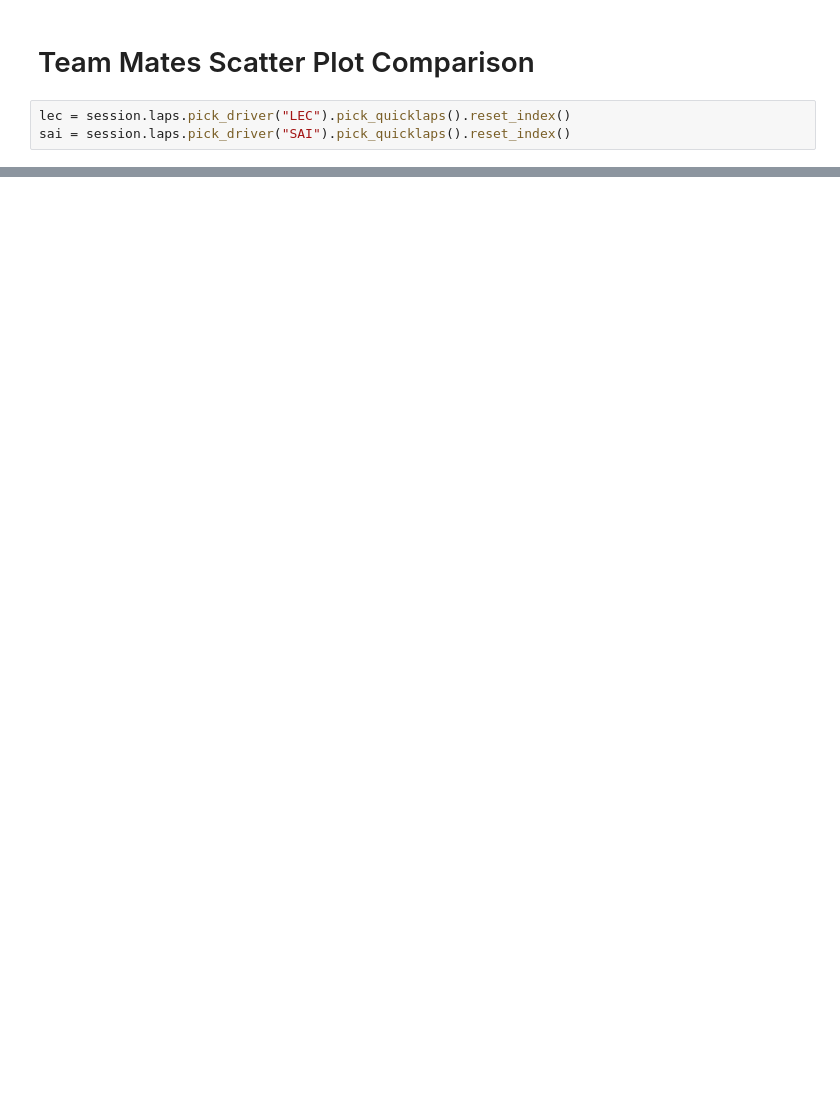
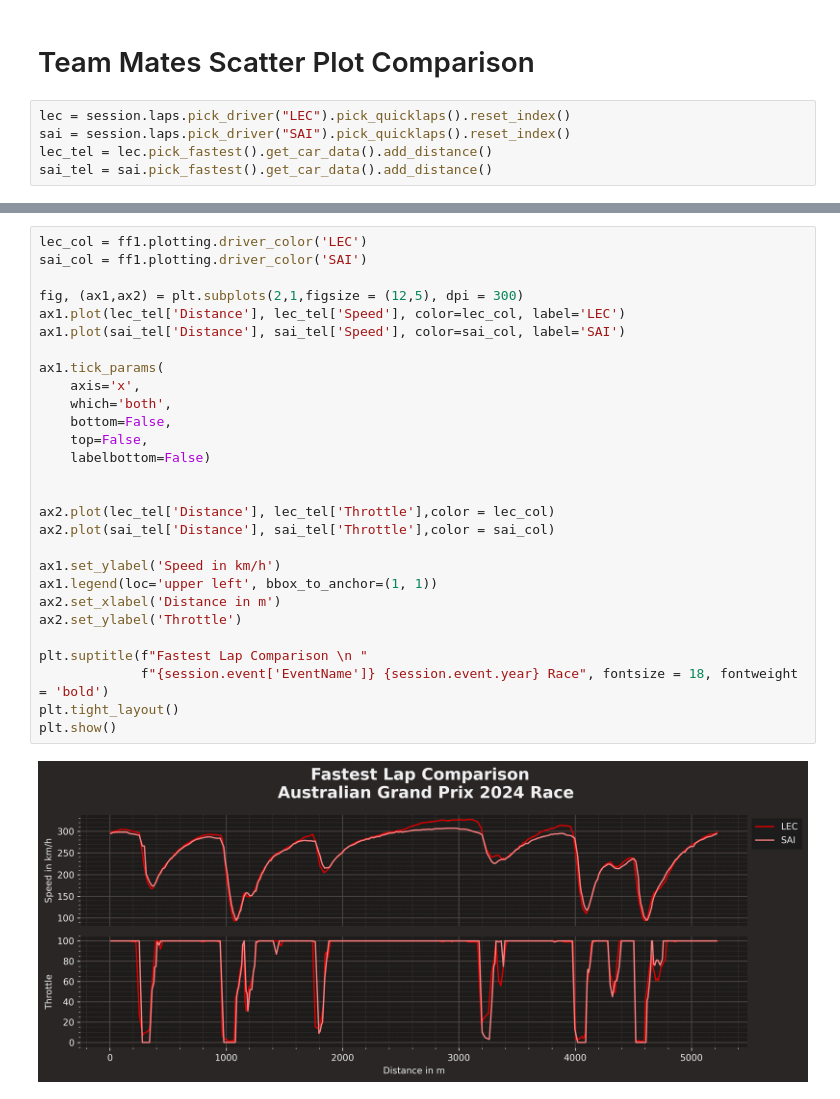
Before and after one commit to visciric/Projects, a Jupyter notebook: F1 Data Analysis/season_2024/03_Melbourne/Race.ipynb, the cells around one changed output, grey strips where cells are left out. Cells and saved outputs as stored; diff of their text form; blank space fills up the shorter version.

```diff
--- a/F1 Data Analysis/season_2024/03_Melbourne/Race.ipynb
+++ b/F1 Data Analysis/season_2024/03_Melbourne/Race.ipynb
@@ -212,4 +215,6 @@ ValueError: cannot convert float NaN to integer
 # %%
 lec = session.laps.pick_driver("LEC").pick_quicklaps().reset_index()
 sai = session.laps.pick_driver("SAI").pick_quicklaps().reset_index()
+lec_tel = lec.pick_fastest().get_car_data().add_distance()
+sai_tel = sai.pick_fastest().get_car_data().add_distance()
 # %%
@@ -299,0 +321,30 @@ plt.show()
+# %%
+lec_col = ff1.plotting.driver_color('LEC')
+sai_col = ff1.plotting.driver_color('SAI')
+
+fig, (ax1,ax2) = plt.subplots(2,1,figsize = (12,5), dpi = 300)
+ax1.plot(lec_tel['Distance'], lec_tel['Speed'], color=lec_col, label='LEC')
+ax1.plot(sai_tel['Distance'], sai_tel['Speed'], color=sai_col, label='SAI')
+
+ax1.tick_params(
+    axis='x',
+    which='both',
+    bottom=False,
+    top=False,
+    labelbottom=False)
+
+
+ax2.plot(lec_tel['Distance'], lec_tel['Throttle'],color = lec_col)
+ax2.plot(sai_tel['Distance'], sai_tel['Throttle'],color = sai_col)
+
+ax1.set_ylabel('Speed in km/h')
+ax1.legend(loc='upper left', bbox_to_anchor=(1, 1))
+ax2.set_xlabel('Distance in m')
+ax2.set_ylabel('Throttle')
+
+plt.suptitle(f"Fastest Lap Comparison \n "
+             f"{session.event['EventName']} {session.event.year} Race", fontsize = 18, fontweight = 'bold')
+plt.tight_layout()
+plt.show()
+# %% [output]
+[figure, added]
```
Also changed, not shown: parts of 19 cells of this notebook, 2 other files.
